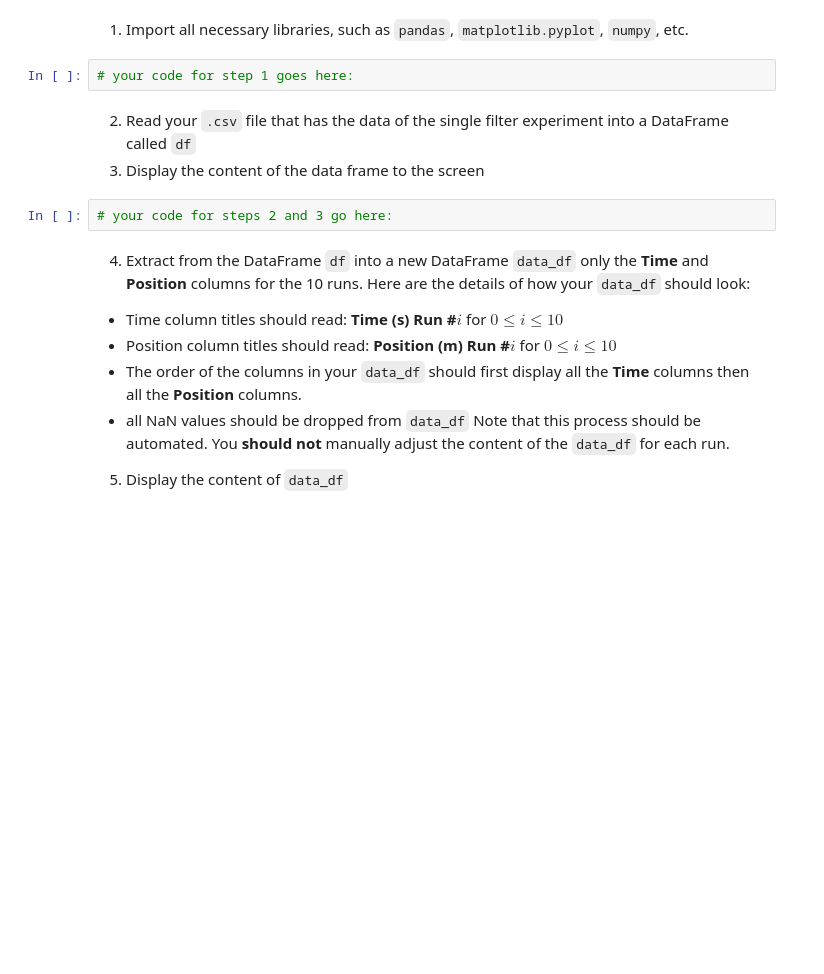
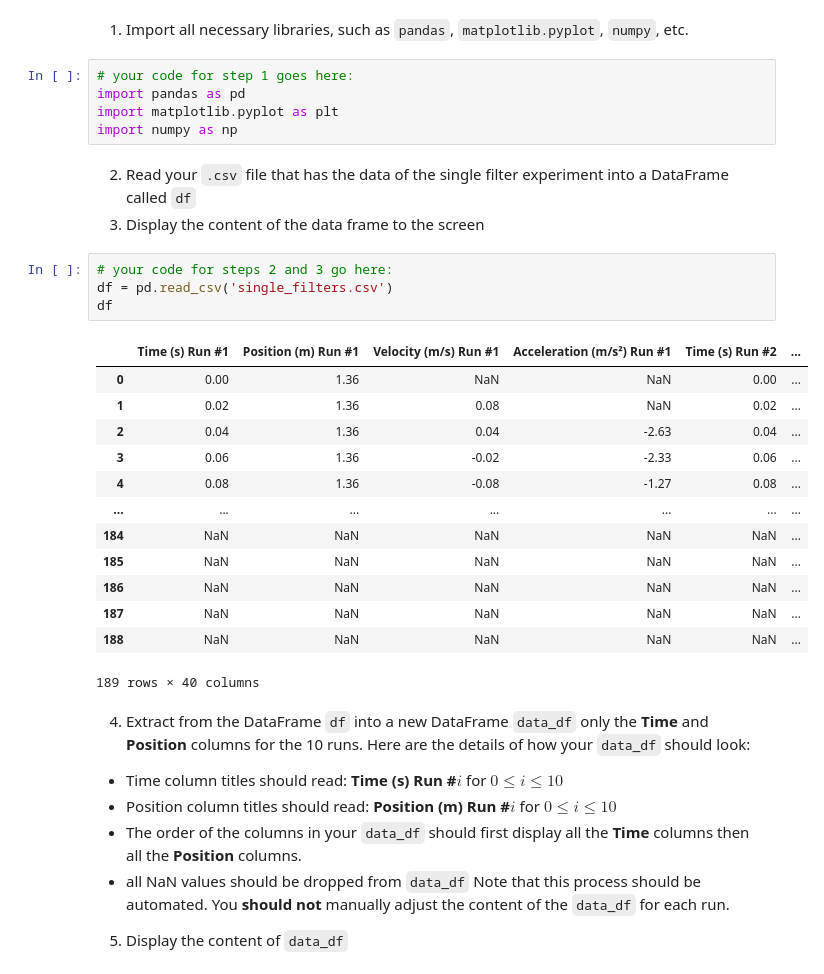
Before and after one commit to saraisabellabc/SF-2, a Jupyter notebook: assignment-1/assign1.ipynb, the cells around one changed output. Saved outputs shown, nothing was run; the diff lists cells and outputs as text; blank space fills up the shorter version.

```diff
--- a/assignment-1/assign1.ipynb
+++ b/assignment-1/assign1.ipynb
@@ -28,11 +28,30 @@ ${\color{red}\text{All changes done in this assignment must be done using Python
 1. Import all necessary libraries, such as `pandas`, `matplotlib.pyplot`, `numpy`, etc.
 # %%
 # your code for step 1 goes here:
+import pandas as pd
+import matplotlib.pyplot as plt
+import numpy as np
 # %% [markdown]
 2. Read  your `.csv` file that has the data of the single filter experiment into a DataFrame called `df`
 3. Display the content of the data frame to the screen
 # %%
 # your code for steps 2 and 3 go here:
+df = pd.read_csv('single_filters.csv')
+df
+# %% [output]
+|  | Time (s) Run #1 | Position (m) Run #1 | Velocity (m/s) Run #1 | Acceleration (m/s²) Run #1 | Time (s) Run #2 | ... |
+| 0 | 0.00 | 1.36 | NaN | NaN | 0.00 | ... |
+| 1 | 0.02 | 1.36 | 0.08 | NaN | 0.02 | ... |
+| 2 | 0.04 | 1.36 | 0.04 | -2.63 | 0.04 | ... |
+| 3 | 0.06 | 1.36 | -0.02 | -2.33 | 0.06 | ... |
+| 4 | 0.08 | 1.36 | -0.08 | -1.27 | 0.08 | ... |
+| ... | ... | ... | ... | ... | ... | ... |
+| 184 | NaN | NaN | NaN | NaN | NaN | ... |
+| 185 | NaN | NaN | NaN | NaN | NaN | ... |
+| 186 | NaN | NaN | NaN | NaN | NaN | ... |
+| 187 | NaN | NaN | NaN | NaN | NaN | ... |
+| 188 | NaN | NaN | NaN | NaN | NaN | ... |
+189 rows × 40 columns
 # %% [markdown]
 4. Extract from the DataFrame `df` into a new DataFrame `data_df` only the **Time** and **Position** columns for the 10 runs.  Here are the details of how your `data_df` should look:
 - Time column titles should read: **Time (s) Run #$i$** for $0\leq i\leq 10$
```
Also changed, not shown: parts of 6 cells of this notebook, 1 other file.
